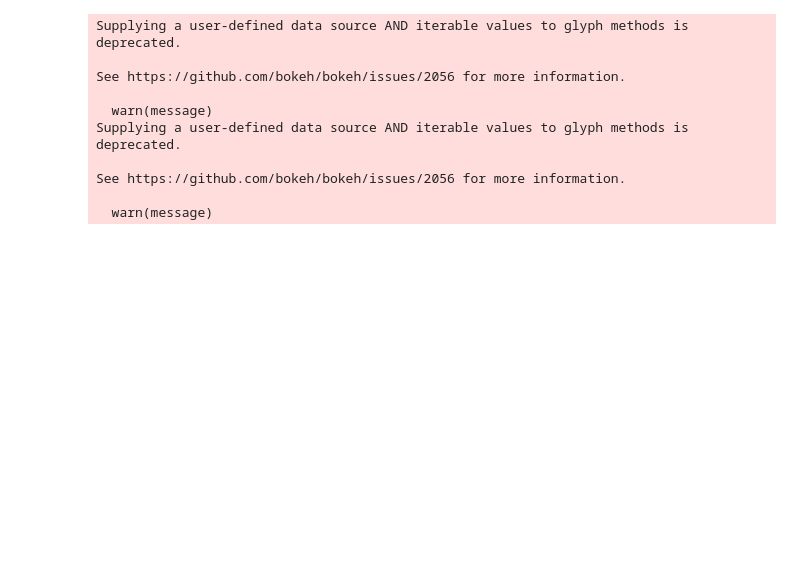
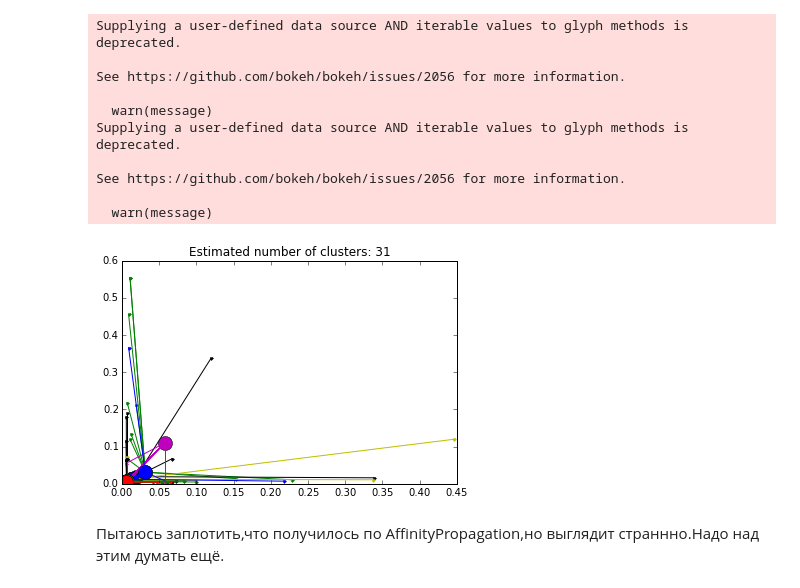
Before and after one commit to julstarkova/test_news_clust_ds, a Jupyter notebook: test_news_clust.ipynb, the cells around one changed output. Drawn from its saved outputs; the diff is of its cells as text; code cells hidden in the pictures; blank space fills up the shorter version.

```diff
--- a/test_news_clust.ipynb
+++ b/test_news_clust.ipynb
@@ -102,0 +162,11 @@ WARNING:lda:all zero row in document-term matrix found
+# %%
+from sklearn.cluster import AffinityPropagation
+af_pr_model = AffinityPropagation(damping=0.5, max_iter=1000, convergence_iter=5, preference=[-1,-2,-3])
+affin_m = af_pr_model.fit(X_all)
+affin_m_clusters = af_pr_model.predict(X_all)
+print(len(af_pr_model.cluster_centers_indices_))
+for i, desc in enumerate(df.title):
+    if(i < 295):
+        if affin_m_clusters[i] == 2:
+            print("Cluster " + str(affin_m_clusters[i]) + ": " + desc )
+            print('---')
@@ -168,3 +255,32 @@ Supplying a user-defined data source AND iterable values to glyph methods is dep
 See https://github.com/bokeh/bokeh/issues/2056 for more information.
 
   warn(message)
+# %%
+import matplotlib.pyplot as plt
+%matplotlib inline
+from itertools import cycle
+
+cluster_centers_indices = af_pr_model.cluster_centers_indices_
+labels = af_pr_model.labels_
+n_clusters_ = len(cluster_centers_indices)
+
+plt.close('all')
+plt.figure(1)
+plt.clf()
+
+colors = cycle('bgrcmykbgrcmykbgrcmykbgrcmyk')
+for k, col in zip(range(n_clusters_), colors):
+    class_members = labels == k
+    cluster_center = X_all[cluster_centers_indices[k]]
+    plt.plot(X_all[class_members, 0], X_all[class_members, 1], col + '.')
+    plt.plot(cluster_center[0], cluster_center[1], 'o', markerfacecolor=col,
+             markeredgecolor='k', markersize=14)
+    for x in X_all[class_members]:
+        plt.plot([cluster_center[0], x[0]], [cluster_center[1], x[1]], col)
+
+plt.title('Estimated number of clusters: %d' % n_clusters_)
+plt.show()
+# %% [output]
+[figure, added]
+# %% [markdown]
+Пытаюсь заплотить,что получилось по AffinityPropagation,но выглядит страннно.Надо над этим думать ещё.
```
Also changed, not shown: parts of 20 cells of this notebook.
